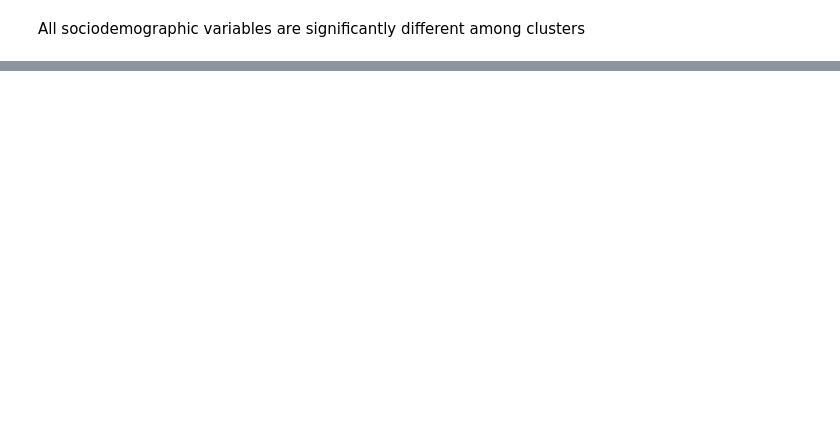
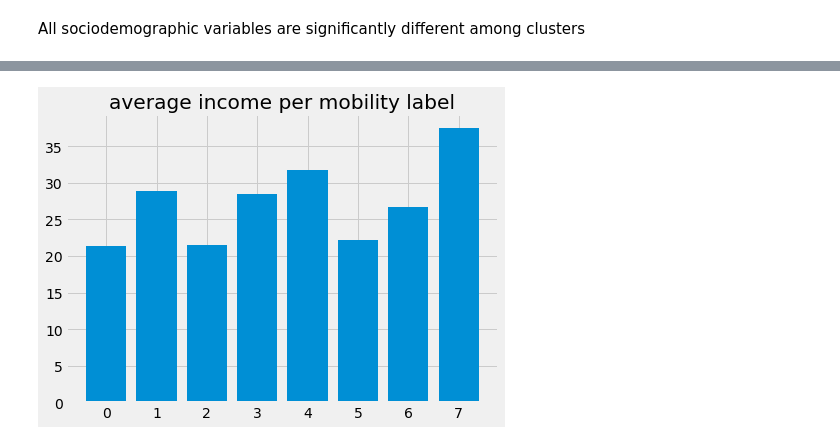
Before and after one commit to arashk1990/covid19mobility, a Jupyter notebook: models/clustering.ipynb, the cells around one changed output, grey strips where cells are left out. Drawn from its saved outputs; the diff is of its cells as text; code cells hidden in the pictures; blank space fills up the shorter version.

```diff
--- a/models/clustering.ipynb
+++ b/models/clustering.ipynb
@@ -198,0 +271,13 @@ All sociodemographic variables are significantly different among clusters
+# %%
+#income
+# convert dummy to mean of band
+tmp_df = pd.DataFrame()
+tmp_df['income_band'] = socio[socio_cols['income']].idxmax(axis=1)
+
+income_dict = {'IndIncome2002_B02ID_1':	12.5,
+'IndIncome2002_B02ID_2':	37.5,
+'IndIncome2002_B02ID_3':	62.5}
+for n in income_dict.keys():
+  socio.loc[tmp_df["income_band"] == n, "INCOME"] = income_dict[n]
+
+socio[['INCOME','label']].groupby('label').mean()
@@ -198,0 +295,11 @@ All sociodemographic variables are significantly different among clusters
+# %%
+a = socio[['INCOME','label']].groupby('label').mean()
+fig = plt.figure()
+ax = fig.add_axes([0,0,1,1])
+labels = a.index
+var = a.INCOME
+ax.bar(labels,var)
+ax.set_title('average income per mobility label')
+plt.show()
+# %% [output]
+[figure, added]
```
Also changed, not shown: parts of 22 cells of this notebook.
